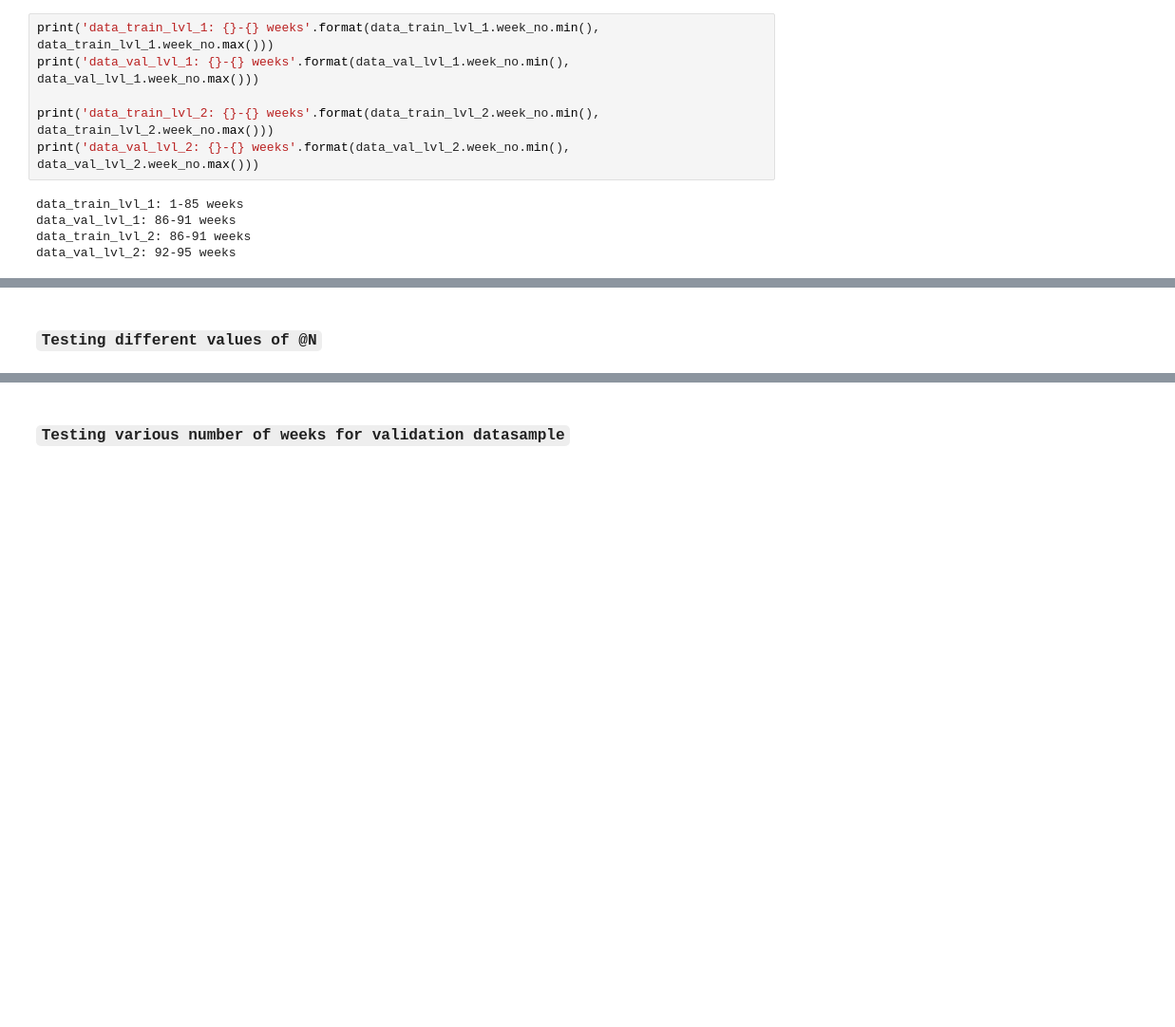
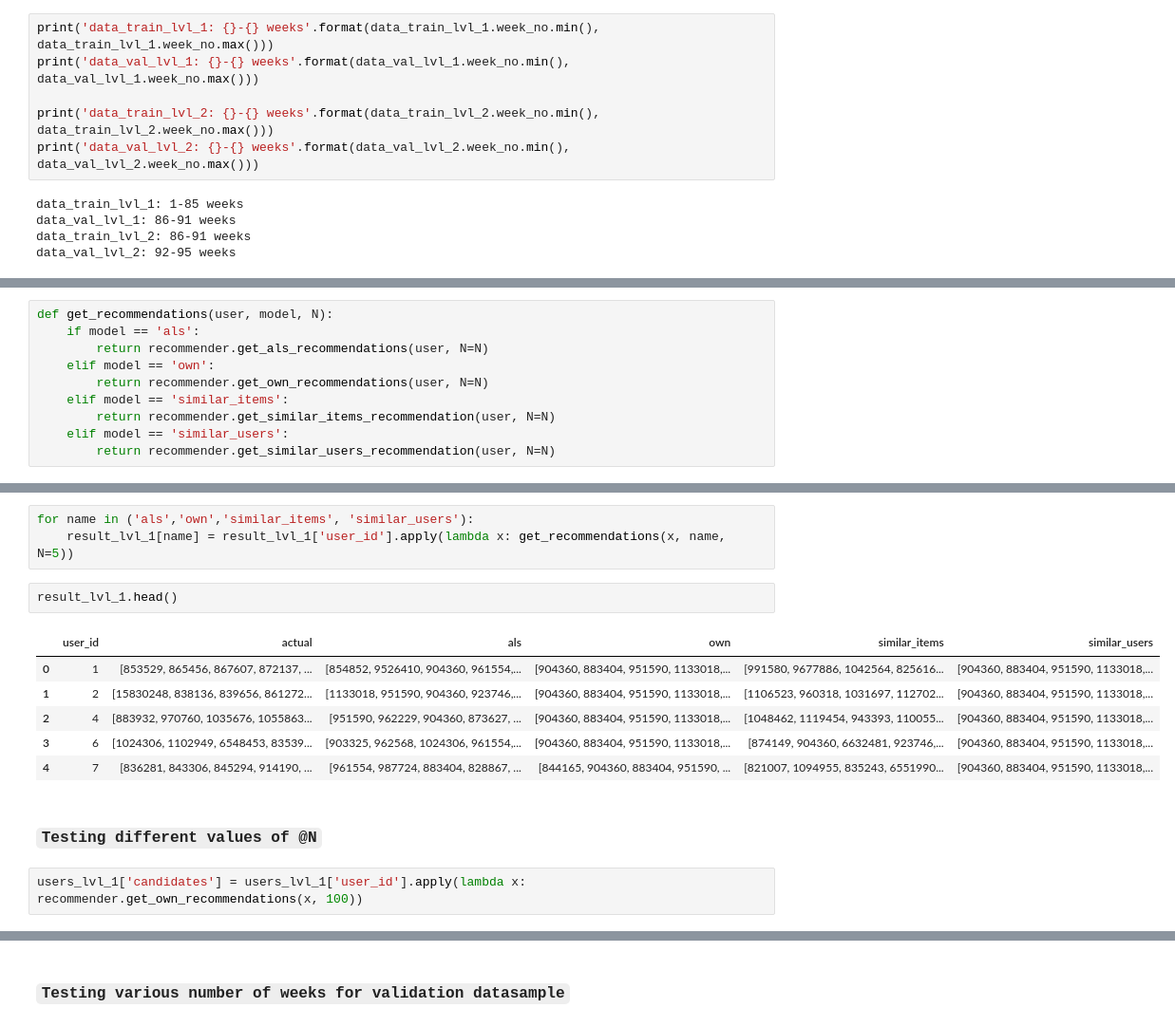
Before and after one commit to Krivosheenkova/Recommender-Systems-beginning, a Jupyter notebook: 6_2level_recommendation_models/6.ipynb, the cells around one changed output, grey strips where cells are left out. Shown at 95% size. Drawn from its saved outputs; the diff is of its cells as text; blank space fills up the shorter version.

```diff
--- a/6_2level_recommendation_models/6.ipynb
+++ b/6_2level_recommendation_models/6.ipynb
@@ -87,0 +87,10 @@ WARNING:root:Intel MKL BLAS detected. Its highly recommend to set the environmen
+# %%
+def get_recommendations(user, model, N):
+    if model == 'als':
+        return recommender.get_als_recommendations(user, N=N)
+    elif model == 'own':
+        return recommender.get_own_recommendations(user, N=N)
+    elif model == 'similar_items':
+        return recommender.get_similar_items_recommendation(user, N=N)
+    elif model == 'similar_users':
+        return recommender.get_similar_users_recommendation(user, N=N)
@@ -88,2 +111,16 @@ WARNING:root:Intel MKL BLAS detected. Its highly recommend to set the environmen
+# %%
+for name in ('als','own','similar_items', 'similar_users'):
+    result_lvl_1[name] = result_lvl_1['user_id'].apply(lambda x: get_recommendations(x, name, N=5))
+# %%
+result_lvl_1.head()
+# %% [output]
+|  | user_id | actual | als | own | similar_items | similar_users |
+| 0 | 1 | [853529, 865456, 867607, 872137, ... | [854852, 9526410, 904360, 961554,... | [904360, 883404, 951590, 1133018,... | [991580, 9677886, 1042564, 825616... | [904360, 883404, 951590, 1133018,... |
+| 1 | 2 | [15830248, 838136, 839656, 861272... | [1133018, 951590, 904360, 923746,... | [904360, 883404, 951590, 1133018,... | [1106523, 960318, 1031697, 112702... | [904360, 883404, 951590, 1133018,... |
+| 2 | 4 | [883932, 970760, 1035676, 1055863... | [951590, 962229, 904360, 873627, ... | [904360, 883404, 951590, 1133018,... | [1048462, 1119454, 943393, 110055... | [904360, 883404, 951590, 1133018,... |
+| 3 | 6 | [1024306, 1102949, 6548453, 83539... | [903325, 962568, 1024306, 961554,... | [904360, 883404, 951590, 1133018,... | [874149, 904360, 6632481, 923746,... | [904360, 883404, 951590, 1133018,... |
+| 4 | 7 | [836281, 843306, 845294, 914190, ... | [961554, 987724, 883404, 828867, ... | [844165, 904360, 883404, 951590, ... | [821007, 1094955, 835243, 6551990... | [904360, 883404, 951590, 1133018,... |
 # %% [markdown]
 ### **`Testing different values of @N`**
+# %%
+users_lvl_1['candidates'] = users_lvl_1['user_id'].apply(lambda x: recommender.get_own_recommendations(x, 100))
```
Also changed, not shown: parts of 22 cells of this notebook, 5 other files.
